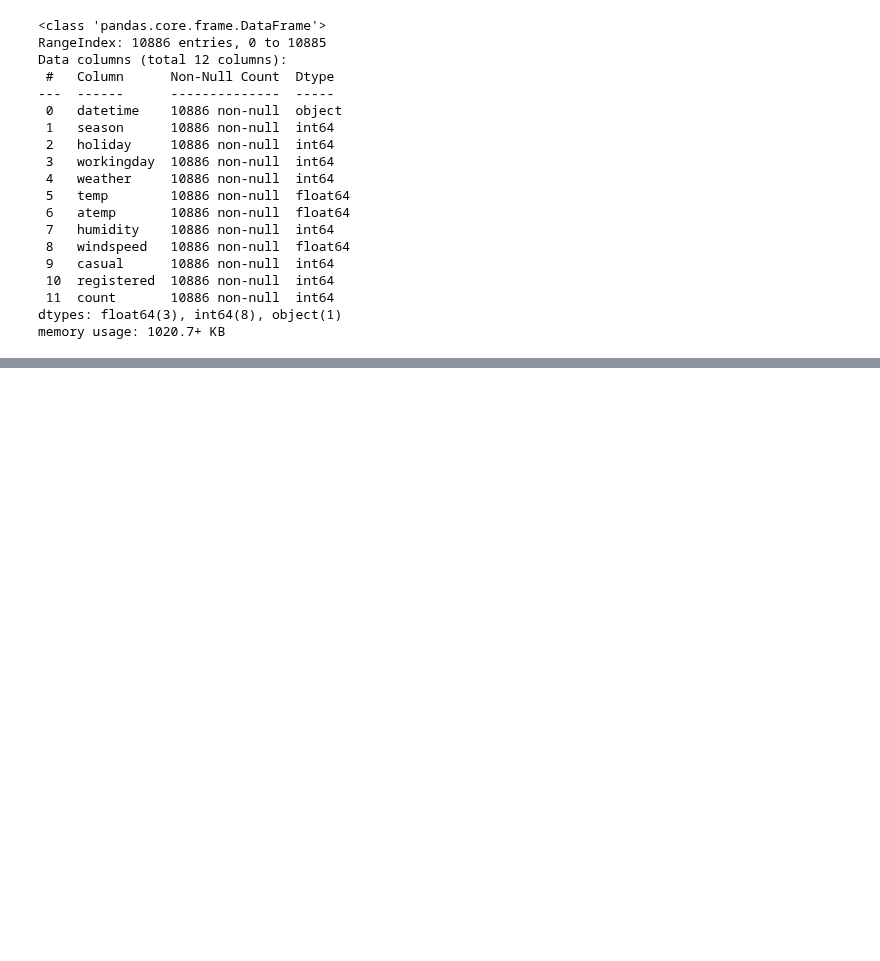
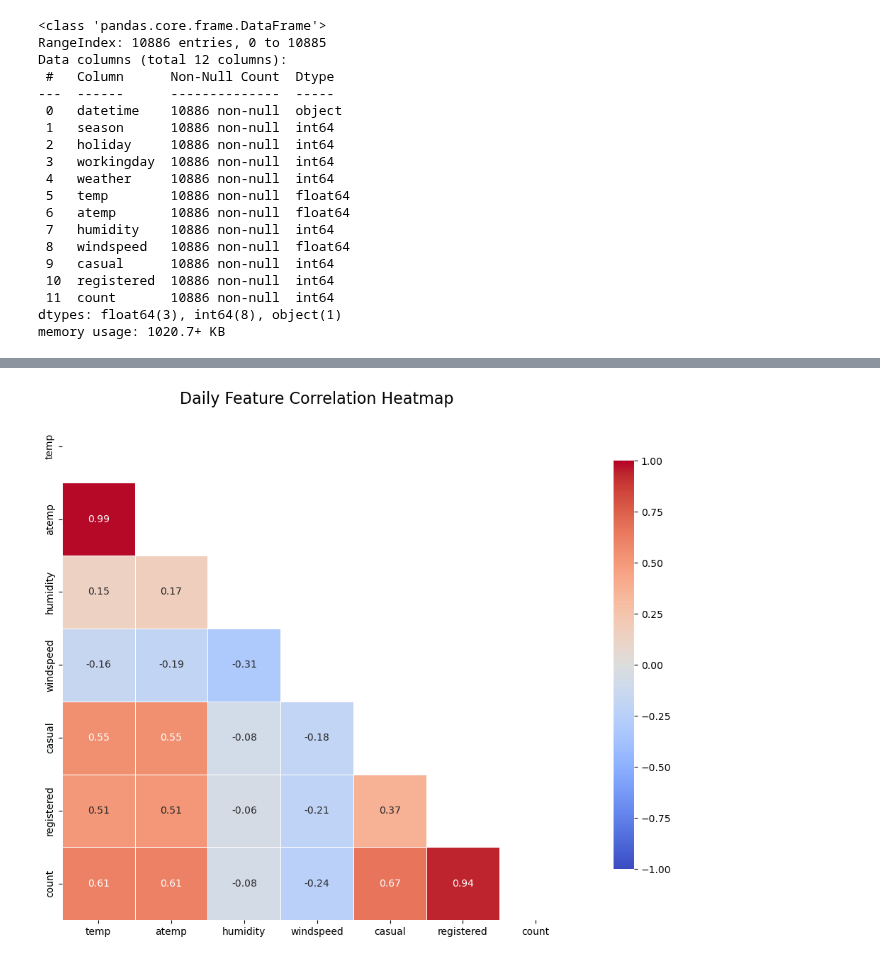
Before and after one commit to irisyshin/hipython_rep, a Jupyter notebook: 39_bike대여량예측모델.ipynb, the cells around one changed output, grey strips where cells are left out. Saved outputs shown, nothing was run; the diff lists cells and outputs as text; code cells hidden in the pictures; blank space fills up the shorter version.

```diff
--- a/39_bike대여량예측모델.ipynb
+++ b/39_bike대여량예측모델.ipynb
@@ -68,0 +157,52 @@ memory usage: 1020.7+ KB
+# %%
+import pandas as pd
+import numpy as np
+import matplotlib.pyplot as plt
+import seaborn as sns
+
+# 1. datetime 처리
+# (datetime이 이미 drop된 경우 연도/월/일에서 복원)
+df_train['date'] = pd.to_datetime(
+    df_train['year'].astype(str) + '-' +
+    df_train['month'].apply(lambda x: str(x).zfill(2)) + '-' +
+    df_train['day'].apply(lambda x: str(x).zfill(2))
+)
+
+# 2. 일 단위로 집계
+agg_dict = {
+    'temp': 'mean',
+    'atemp': 'mean',
+    'humidity': 'mean',
+    'windspeed': 'mean',
+    'casual': 'sum',
+    'registered': 'sum',
+    'count': 'sum'
+}
+
+dailyData = df_train.groupby('date').agg(agg_dict).reset_index()
+
+# 3. 상관관계 계산
+corr_matrix = dailyData[['temp', 'atemp', 'humidity', 'windspeed', 'casual', 'registered', 'count']].corr()
+
+# 4. 상삼각형 마스크 생성
+mask = np.triu(np.ones_like(corr_matrix, dtype=bool))
+
+# 5. 히트맵 시각화
+plt.figure(figsize=(12, 8))
+sns.heatmap(
+    corr_matrix,
+    mask=mask,
+    annot=True,
+    fmt=".2f",
+    cmap="coolwarm",
+    vmin=-1,
+    vmax=1,
+    linewidths=0.5,
+    square=True,
+    cbar_kws={"shrink": 0.8}
+)
+plt.title("Daily Feature Correlation Heatmap", fontsize=16)
+plt.tight_layout()
+plt.show()
+# %% [output]
+[figure, added]
```
Also changed, not shown: parts of 14 cells of this notebook, 1 other file.
